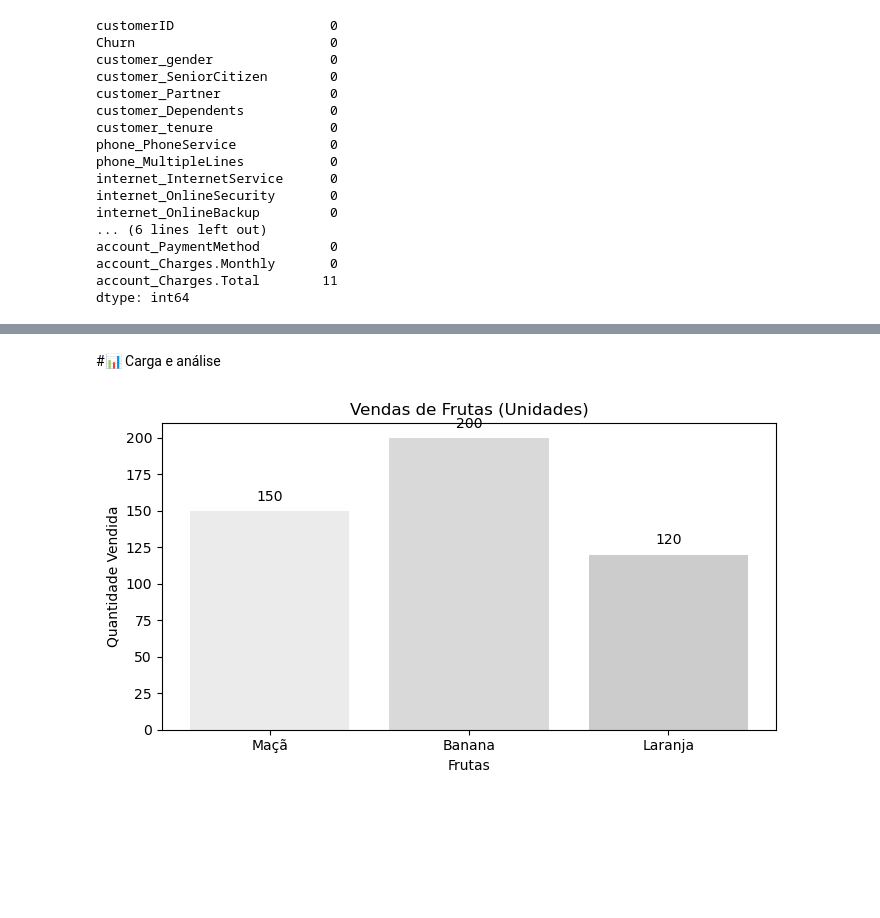
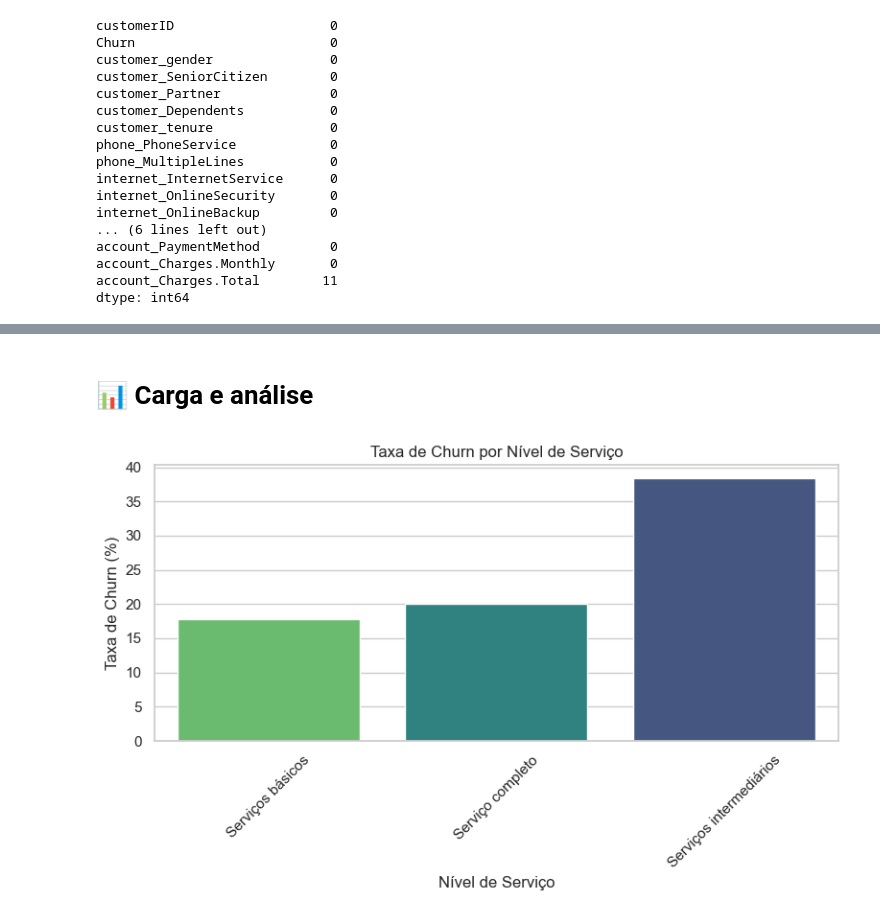
Before and after one commit to KattyL/TelecomX-Katturyn, a Jupyter notebook: TelecomX_BR.ipynb, the cells around one changed output, grey strips where cells are left out. Drawn from its saved outputs; the diff is of its cells as text; code cells hidden in the pictures; blank space fills up the shorter version.

```diff
--- a/TelecomX_BR.ipynb
+++ b/TelecomX_BR.ipynb
@@ -151,24 +400,21 @@ dtype: int64
 # %% [markdown]
-#📊 Carga e análise
+# 📊 Carga e análise
-# %%
-import matplotlib.pyplot as plt
-
-frutas = ['Maçã', 'Banana', 'Laranja']
-vendas = [150, 200, 120]
-
-cores = ['#ebebeb', '#d9d9d9', '#cccccc']  # cinza_1, cinza_2, cinza_3
-
-plt.figure(figsize=(7, 4))
-plt.bar(frutas, vendas, color=cores)
-
-plt.title('Vendas de Frutas (Unidades)')
-plt.xlabel('Frutas')
-plt.ylabel('Quantidade Vendida')
-
-for i, v in enumerate(vendas):
-    plt.text(i, v + 5, str(v), ha='center', va='bottom')
-
-plt.tight_layout()
-plt.show()
-# %% [output]
-[figure, removed]
+# %%
+df_churn = df.groupby('nivel_servico').agg({
+    'Churn': ['sum', 'count']
+})
+
+df_churn.columns = ['churn_count', 'total_count']
+df_churn['razao_churn_percent'] = (df_churn['churn_count'] / df_churn['total_count']) * 100
+df_churn_sorted = df_churn.sort_values('razao_churn_percent')
+
+plt.figure(figsize=(8, 5))
+sns.barplot(x=df_churn_sorted.index, y=df_churn_sorted['razao_churn_percent'], palette='viridis_r')
+plt.ylabel('Taxa de Churn (%)')
+plt.xlabel('Nível de Serviço')
+plt.title('Taxa de Churn por Nível de Serviço')
+plt.xticks(rotation=45)
+plt.tight_layout()
+plt.show()
+# %% [output]
+[figure, added]
```
Also changed, not shown: parts of 35 cells of this notebook, 1 other file.
